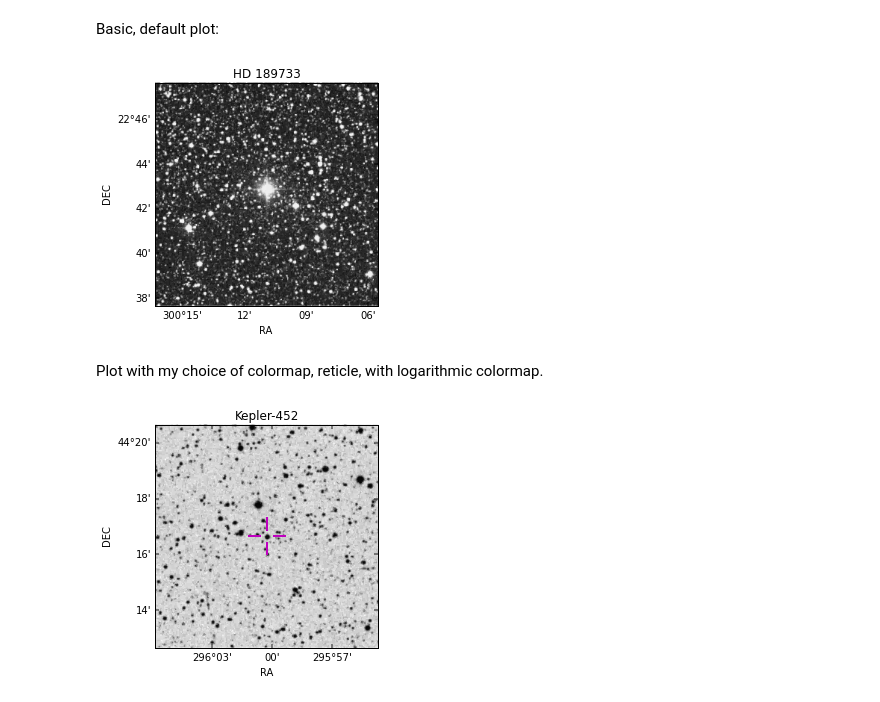
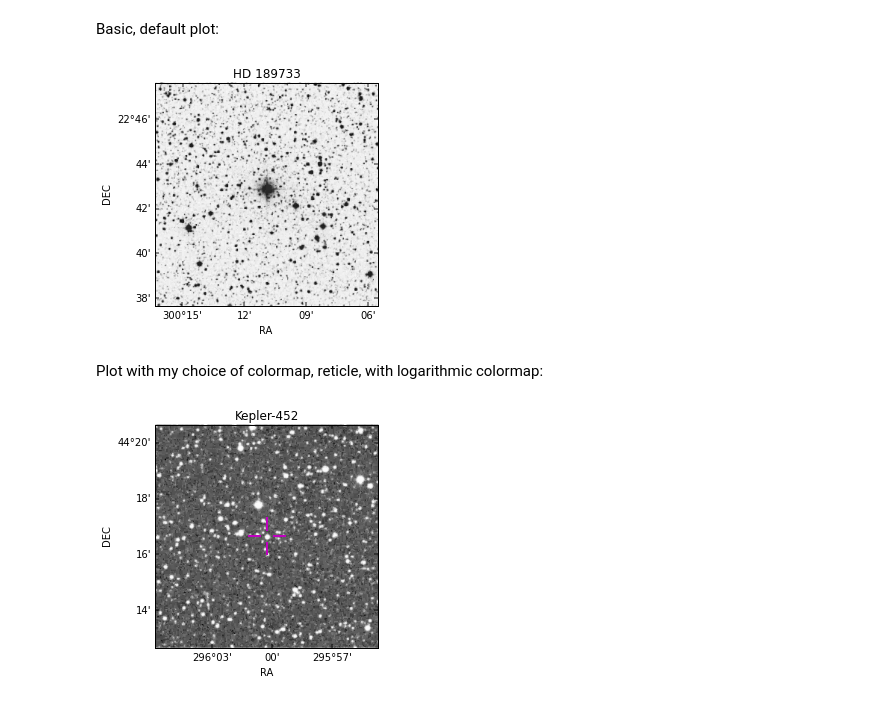
Before and after one commit to bmorris3/gsoc2015, a Jupyter notebook: finder_chart.ipynb, the cells around one changed output. Cells and saved outputs as stored; diff of their text form; code cells hidden in the pictures.

```diff
--- a/finder_chart.ipynb
+++ b/finder_chart.ipynb
@@ -72,7 +72,7 @@ def plot_finder_image(target, survey='DSS', fov_radius=10*u.arcmin,
     if style_kwargs is None:
         style_kwargs = {}
     style_kwargs = dict(style_kwargs)
-    style_kwargs.setdefault('cmap', 'Greys_r')
+    style_kwargs.setdefault('cmap', 'Greys')
     style_kwargs.setdefault('origin', 'lower')
 
     if log:
@@ -109,13 +109,13 @@ target = FixedTarget.from_name('HD 189733')
 ax = plot_finder_image(target)
 plt.show()
 # %% [output]
-[figure, old version]
+[figure, new version]
 # %% [markdown]
-Plot with my choice of colormap, reticle, with logarithmic colormap.
+Plot with my choice of colormap, reticle, with logarithmic colormap:
 # %%
 target = FixedTarget.from_name('Kepler-452')
 ax = plot_finder_image(target, log=True, survey='DSS', fov_radius=8*u.arcmin, reticle=True,
-                       style_kwargs={'cmap':plt.cm.Greys})
+                       style_kwargs={'cmap' : plt.cm.Greys_r})
 plt.show()
 # %% [output]
-[figure, old version]
+[figure, new version]
```
Also changed, not shown: parts of 4 cells of this notebook.
